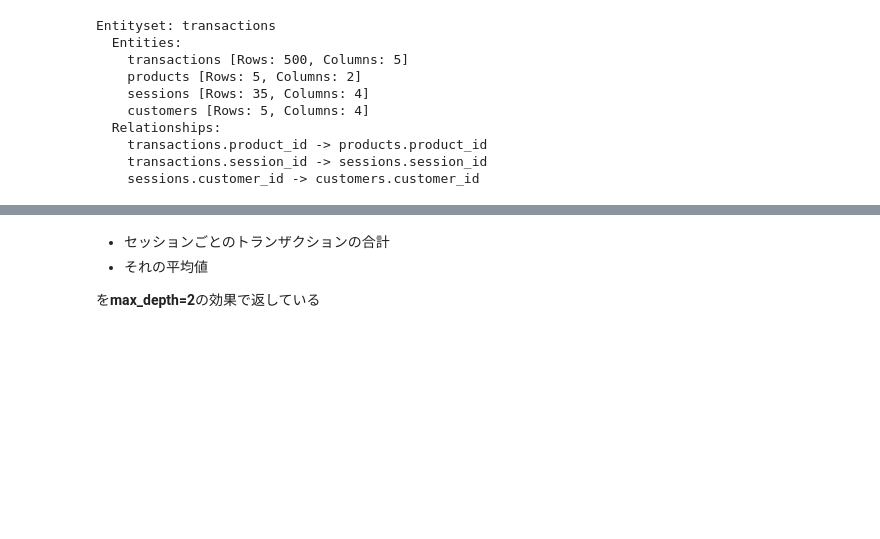
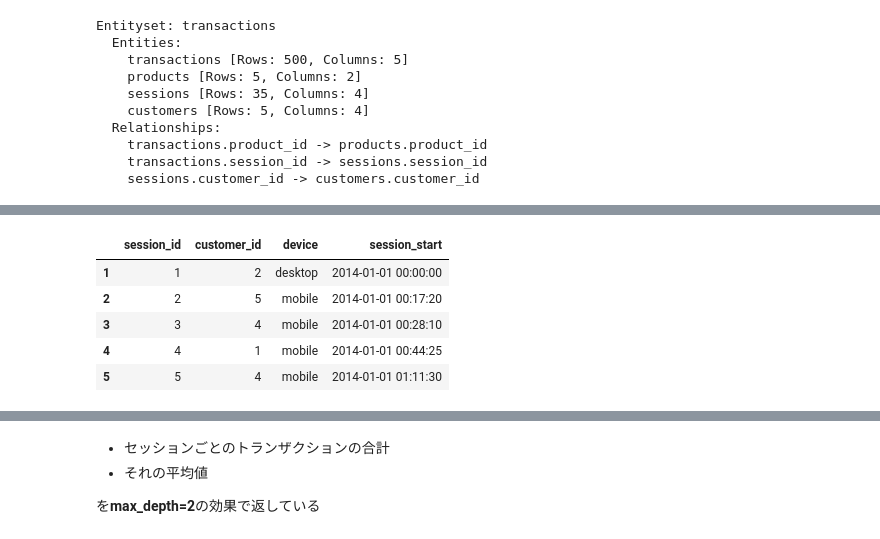
Before and after one commit to gingi99/HowToPython, a Jupyter notebook: featuretools/featuretools.ipynb, the cells around one changed output, grey strips where cells are left out. Cells and saved outputs as stored; diff of their text form; code cells hidden in the pictures; blank space fills up the shorter version.

```diff
--- a/featuretools/featuretools.ipynb
+++ b/featuretools/featuretools.ipynb
@@ -394,0 +415,9 @@ Entityset: transactions
+# %%
+es["sessions"].df.head(5)
+# %% [output]
+|  | session_id | customer_id | device | session_start |
+| 1 | 1 | 2 | desktop | 2014-01-01 00:00:00 |
+| 2 | 2 | 5 | mobile | 2014-01-01 00:17:20 |
+| 3 | 3 | 4 | mobile | 2014-01-01 00:28:10 |
+| 4 | 4 | 1 | mobile | 2014-01-01 00:44:25 |
+| 5 | 5 | 4 | mobile | 2014-01-01 01:11:30 |
```
Also changed, not shown: parts of 14 cells of this notebook, 1 other file.
